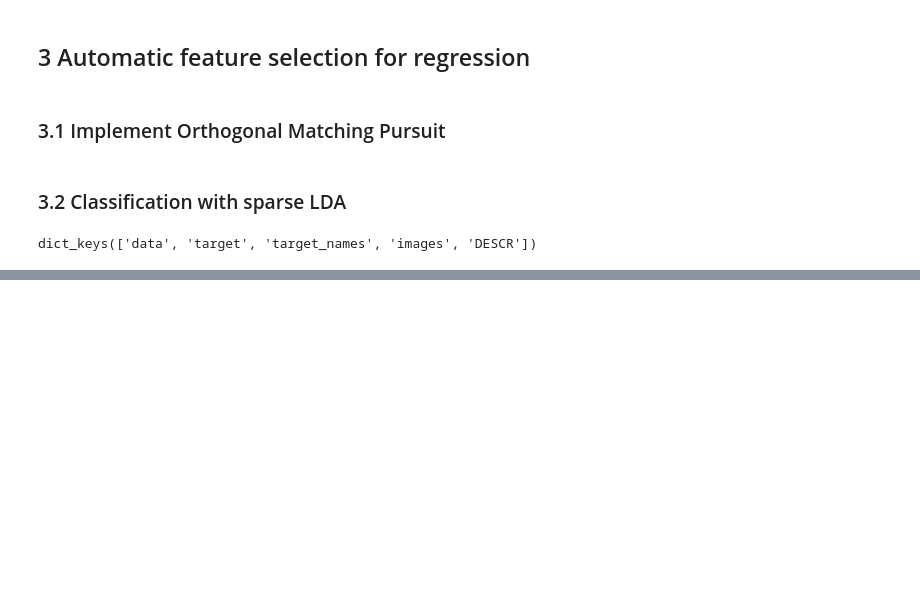
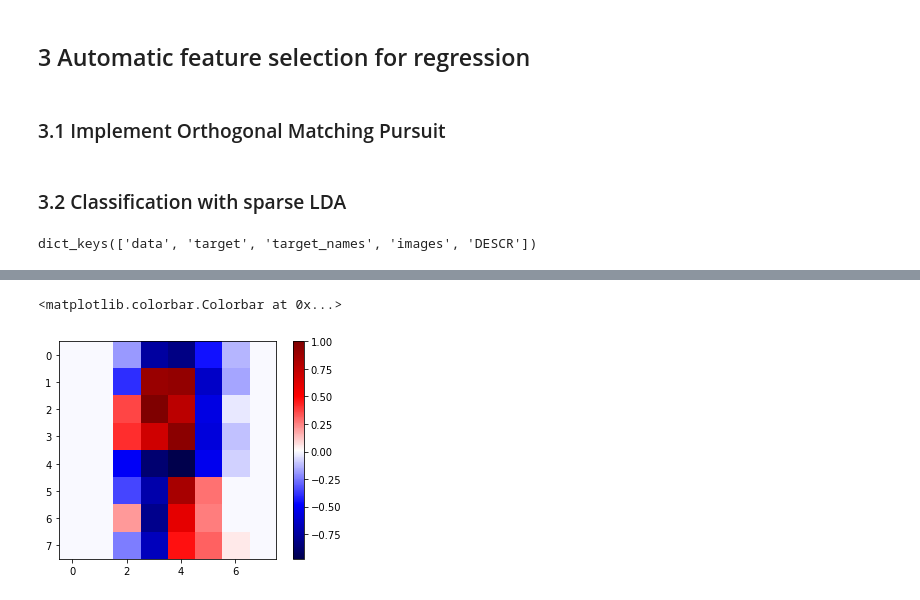
Before and after one commit to ml4cdeca/FundamentalsOfMachineLearning, a Jupyter notebook: exercise6/regularized-regression.ipynb, the cells around one changed output, grey strips where cells are left out. Drawn from its saved outputs; the diff is of its cells as text; code cells hidden in the pictures; blank space fills up the shorter version.

```diff
--- a/exercise6/regularized-regression.ipynb
+++ b/exercise6/regularized-regression.ipynb
@@ -207,0 +219,3 @@ x=omp_regression(X_train,y_train,8)
+# %%
+for i in range(T):
+    print('t=%i, Error rate: (%.2f +/- %.2f)%s'%(i+1,errorRate[i]*100,100*np.sqrt(var[i]),'%'))
@@ -207,0 +240,20 @@ x=omp_regression(X_train,y_train,8)
+# %%
+featureList=np.where(LDAsol.todense().T!=0)[1] #all features contributing
+featureList=featureList[np.sort(np.unique(featureList,return_index=True)[1])] #all features only once and in the correct order
+# %%
+#to check if a certain pixel is in favour of class '1' we'll take the average of the training set at that pixel for all
+#'1' and '7' class instances and check which value is higher.
+averageDifference=np.mean(X_train[y_train==1][:,featureList],axis=0)-np.mean(X_train[y_train==-1][:,featureList],axis=0)
+#divide by absolute value for only 1 and -1 as entries
+averageDifference=averageDifference/abs(averageDifference)
+# %%
+order=np.zeros(64)
+for i in range(T):
+    order[featureList[::-1][i]]=(i+1)/T*averageDifference[::-1][i]
+# %%
+#plt.gray()
+plt.imshow(order.reshape((8,8)),cmap='seismic')
+plt.colorbar()
+# %% [output]
+<matplotlib.colorbar.Colorbar at 0x...>
+[figure, added]
```
Also changed, not shown: parts of 5 cells of this notebook.
